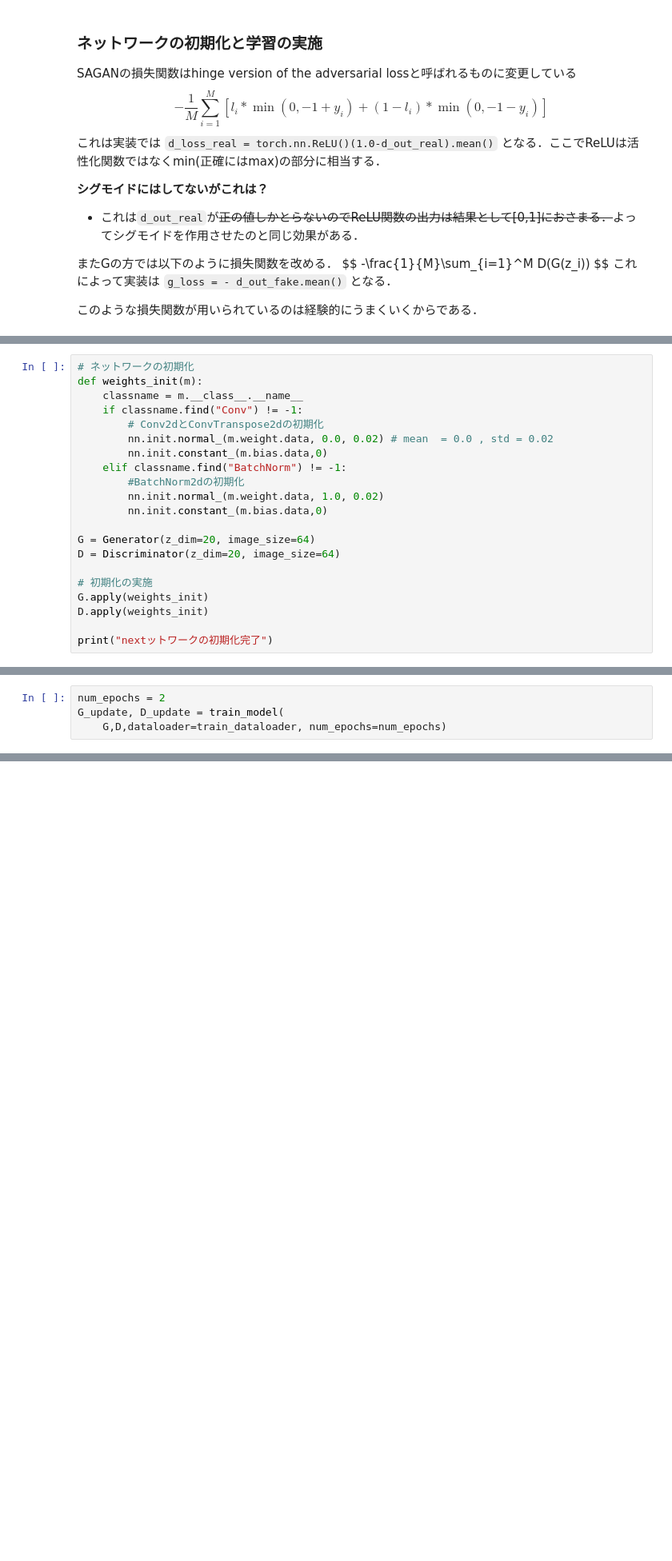
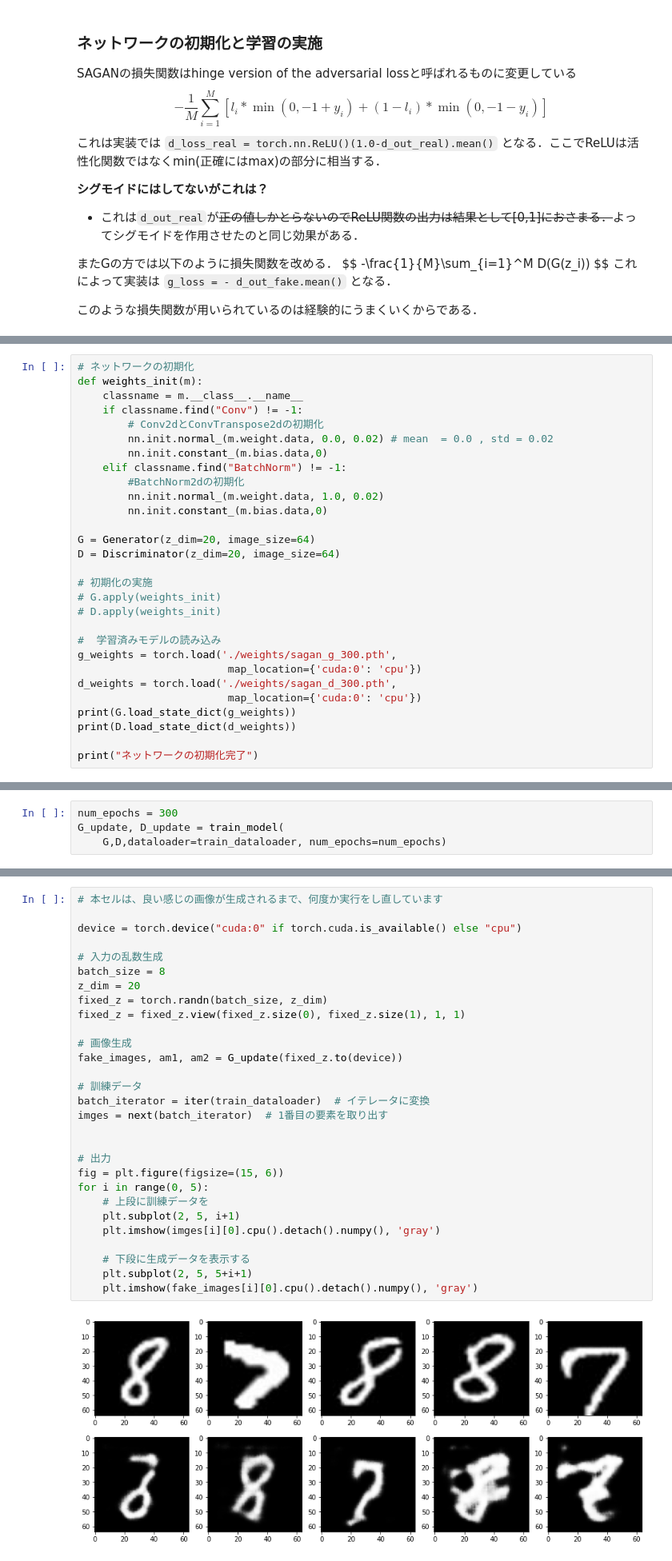
Before and after one commit to Hase-U/learn_pytorch_advanced, a Jupyter notebook: mycode/5_gan_generation/SAGAN.ipynb, the cells around one changed output, grey strips where cells are left out. Shown: that part at 80% size. Cells and saved outputs as stored; diff of their text form; blank space fills up the shorter version.

```diff
--- a/mycode/5_gan_generation/SAGAN.ipynb
+++ b/mycode/5_gan_generation/SAGAN.ipynb
@@ -580,8 +600,16 @@ G = Generator(z_dim=20, image_size=64)
 D = Discriminator(z_dim=20, image_size=64)
 
 # 初期化の実施
-G.apply(weights_init)
-D.apply(weights_init)
+# G.apply(weights_init)
+# D.apply(weights_init)
 
-print("nextットワークの初期化完了")
+#  学習済みモデルの読み込み
+g_weights = torch.load('./weights/sagan_g_300.pth',
+                        map_location={'cuda:0': 'cpu'})
+d_weights = torch.load('./weights/sagan_d_300.pth',
+                        map_location={'cuda:0': 'cpu'})
+print(G.load_state_dict(g_weights))
+print(D.load_state_dict(d_weights))
+
+print("ネットワークの初期化完了")
 # %% [output]
@@ -589,5 +619,5 @@ nextットワークの初期化完了
 # %%
-num_epochs = 2
+num_epochs = 300
 G_update, D_update = train_model(
     G,D,dataloader=train_dataloader, num_epochs=num_epochs)
 # %% [output]
@@ -610,0 +641,31 @@ timer:  164.9897 sec.
+# %%
+# 本セルは、良い感じの画像が生成されるまで、何度か実行をし直しています
+
+device = torch.device("cuda:0" if torch.cuda.is_available() else "cpu")
+
+# 入力の乱数生成
+batch_size = 8
+z_dim = 20
+fixed_z = torch.randn(batch_size, z_dim)
+fixed_z = fixed_z.view(fixed_z.size(0), fixed_z.size(1), 1, 1)
+
+# 画像生成
+fake_images, am1, am2 = G_update(fixed_z.to(device))
+
+# 訓練データ
+batch_iterator = iter(train_dataloader)  # イテレータに変換
+imges = next(batch_iterator)  # 1番目の要素を取り出す
+
+
+# 出力
+fig = plt.figure(figsize=(15, 6))
+for i in range(0, 5):
+    # 上段に訓練データを
+    plt.subplot(2, 5, i+1)
+    plt.imshow(imges[i][0].cpu().detach().numpy(), 'gray')
+
+    # 下段に生成データを表示する
+    plt.subplot(2, 5, 5+i+1)
+    plt.imshow(fake_images[i][0].cpu().detach().numpy(), 'gray')
+# %% [output]
+[figure, added]
```
Also changed, not shown: parts of 10 cells of this notebook.
